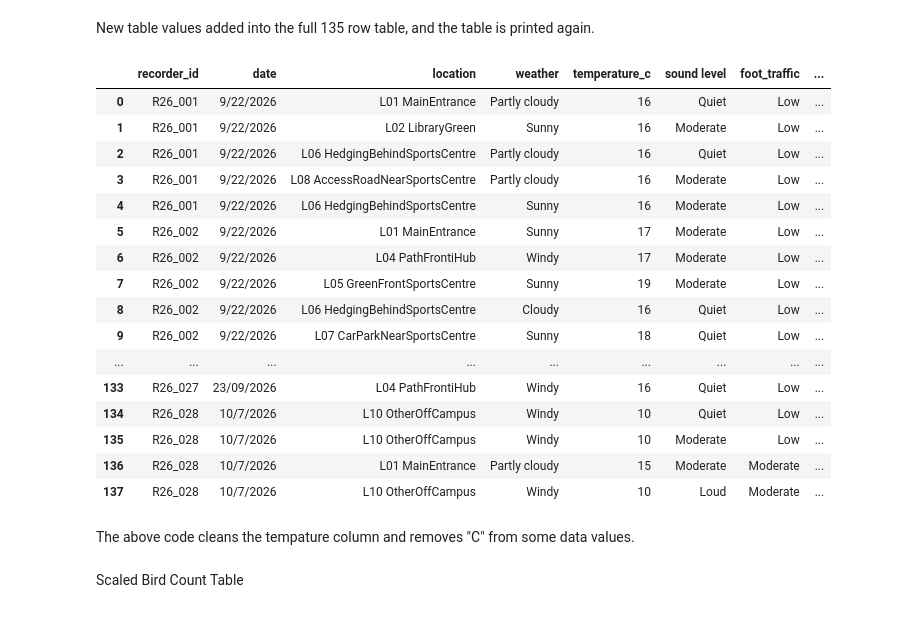
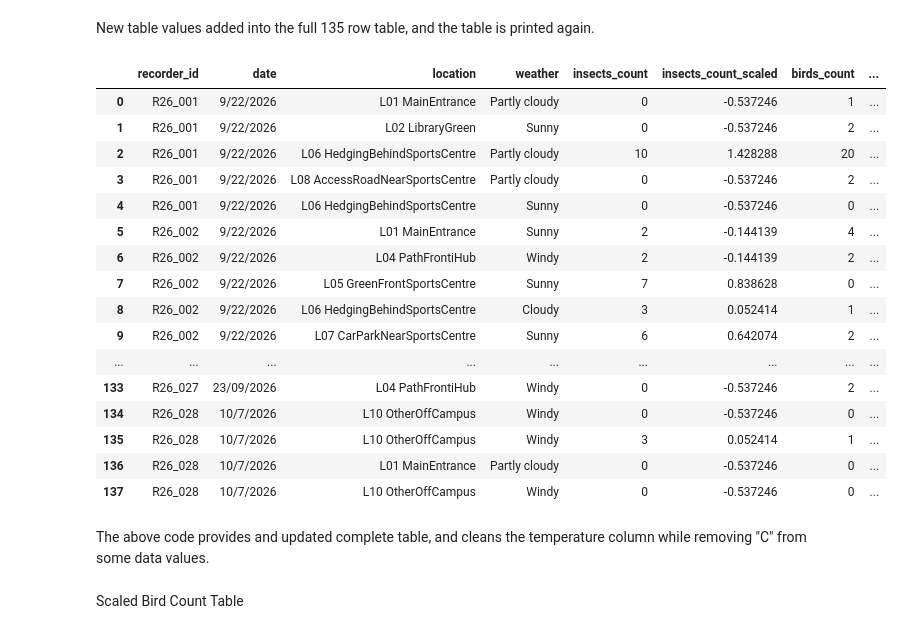
Before and after one commit to Padra1c/ML-CampusDataProject-Colab, a Jupyter notebook: ML-CampusDataProject.ipynb, the cells around one changed output. Drawn from its saved outputs; the diff is of its cells as text; code cells hidden in the pictures.

```diff
--- a/ML-CampusDataProject.ipynb
+++ b/ML-CampusDataProject.ipynb
@@ -296,18 +302,20 @@ df['temperature_c_clean'] = df['temperature_c_clean'].fillna(median_temp)
 # 2. Set up StandardScaler for the columns
 scaler_numeric = StandardScaler()
 
-# Scale the columns: 'insects_count', 'birds_count', and 'temperature_c_clean'
-columns_to_scale = ['insects_count', 'birds_count', 'temperature_c_clean']
+# Scale the columns: 'insects_count', 'birds_count', 'temperature_c_clean', and 'sound_level_encoded'
+columns_to_scale = ['insects_count', 'birds_count', 'temperature_c_clean', 'sound_level_encoded']
 scaled_features = scaler_numeric.fit_transform(df[columns_to_scale])
 
 # Create new columns with the scaled values
 df['insects_count_scaled'] = scaled_features[:, 0]
 df['birds_count_scaled'] = scaled_features[:, 1]
 df['temperature_c_scaled'] = scaled_features[:, 2]
+df['sound_level_scaled'] = scaled_features[:, 3]
 
 # Verify and display original vs scaled columns
-print("--- Standard Scaler Verification for Numerical Data ---")
+print("--- Standard Scaler Verification for Numerical Data (including Sound Level) ---")
 display(df[['insects_count', 'insects_count_scaled',
            'birds_count', 'birds_count_scaled',
-           'temperature_c', 'temperature_c_scaled']].head())
+           'temperature_c', 'temperature_c_scaled',
+           'sound level', 'sound_level_scaled']].head())
 # %% [output]
@@ -351,40 +360,55 @@ New table values added into the full 135 row table, and the table is printed aga
 # %%
 # Clean the 'C' suffix from the temperature_c column in the dataframe
 if 'temperature_c' in df.columns:
     df['temperature_c'] = df['temperature_c'].astype(str).str.replace('C', '', case=False).str.strip()
 
-# Display the full 135 rows of the cleaned dataset with custom styling
-styled_full_df = df.style.set_properties(**{
+# Ensure all main columns and their newly scaled counterparts are visible at the front of the view
+columns_order = [
+    'recorder_id', 'date', 'location', 'weather',
+    'insects_count', 'insects_count_scaled',
+    'birds_count', 'birds_count_scaled',
+    'temperature_c', 'temperature_c_scaled',
+    'sound level', 'sound_level_scaled'
+] + [col for col in df.columns if col not in [
+    'recorder_id', 'date', 'location', 'weather',
+    'insects_count', 'insects_count_scaled',
+    'birds_count', 'birds_count_scaled',
+    'temperature_c', 'temperature_c_scaled',
+    'sound level', 'sound_level_scaled'
+]]
+
+# Reorder the dataframe for cleaner display
+styled_full_df = df[columns_order].style.set_properties(**{
     'background-color': '#f9f9f9',
     'border-color': '#e0e0e0',
     'border-style': 'solid',
     'border-width': '1px'
 }).set_table_styles([
     {'selector': 'th', 'props': [('background-color', '#4CAF50'), ('color', 'white'), ('font-weight', 'bold') ]},
-    {'selector': 'tr:hover', 'props': [('background-color', '#f1f1f1')]}
+    {'selector': 'tr:hover', 'props': [('background-color', '#f1f1f1') ]}
 ])
 
 display(styled_full_df)
 # %% [output]
-|  | recorder_id | date | location | weather | temperature_c | sound level | foot_traffic | ... |
-| 0 | R26_001 | 9/22/2026 | L01 MainEntrance | Partly cloudy | 16 | Quiet | Low | ... |
-| 1 | R26_001 | 9/22/2026 | L02 LibraryGreen | Sunny | 16 | Moderate | Low | ... |
-| 2 | R26_001 | 9/22/2026 | L06 HedgingBehindSportsCentre | Partly cloudy | 16 | Quiet | Low | ... |
-| 3 | R26_001 | 9/22/2026 | L08 AccessRoadNearSportsCentre | Partly cloudy | 16 | Moderate | Low | ... |
-| 4 | R26_001 | 9/22/2026 | L06 HedgingBehindSportsCentre | Sunny | 16 | Moderate | Low | ... |
-| 5 | R26_002 | 9/22/2026 | L01 MainEntrance | Sunny | 17 | Moderate | Low | ... |
-| 6 | R26_002 | 9/22/2026 | L04 PathFrontiHub | Windy | 17 | Moderate | Low | ... |
-| 7 | R26_002 | 9/22/2026 | L05 GreenFrontSportsCentre | Sunny | 19 | Moderate | Low | ... |
-| 8 | R26_002 | 9/22/2026 | L06 HedgingBehindSportsCentre | Cloudy | 16 | Quiet | Low | ... |
-| 9 | R26_002 | 9/22/2026 | L07 CarParkNearSportsCentre | Sunny | 18 | Quiet | Low | ... |
+|  | recorder_id | date | location | weather | insects_count | insects_count_scaled | birds_count | ... |
+| 0 | R26_001 | 9/22/2026 | L01 MainEntrance | Partly cloudy | 0 | -0.537246 | 1 | ... |
+| 1 | R26_001 | 9/22/2026 | L02 LibraryGreen | Sunny | 0 | -0.537246 | 2 | ... |
+| 2 | R26_001 | 9/22/2026 | L06 HedgingBehindSportsCentre | Partly cloudy | 10 | 1.428288 | 20 | ... |
+| 3 | R26_001 | 9/22/2026 | L08 AccessRoadNearSportsCentre | Partly cloudy | 0 | -0.537246 | 2 | ... |
+| 4 | R26_001 | 9/22/2026 | L06 HedgingBehindSportsCentre | Sunny | 0 | -0.537246 | 0 | ... |
+| 5 | R26_002 | 9/22/2026 | L01 MainEntrance | Sunny | 2 | -0.144139 | 4 | ... |
+| 6 | R26_002 | 9/22/2026 | L04 PathFrontiHub | Windy | 2 | -0.144139 | 2 | ... |
+| 7 | R26_002 | 9/22/2026 | L05 GreenFrontSportsCentre | Sunny | 7 | 0.838628 | 0 | ... |
+| 8 | R26_002 | 9/22/2026 | L06 HedgingBehindSportsCentre | Cloudy | 3 | 0.052414 | 1 | ... |
+| 9 | R26_002 | 9/22/2026 | L07 CarParkNearSportsCentre | Sunny | 6 | 0.642074 | 2 | ... |
 | ... | ... | ... | ... | ... | ... | ... | ... | ... |
-| 133 | R26_027 | 23/09/2026 | L04 PathFrontiHub | Windy | 16 | Quiet | Low | ... |
-| 134 | R26_028 | 10/7/2026 | L10 OtherOffCampus | Windy | 10 | Quiet | Low | ... |
-| 135 | R26_028 | 10/7/2026 | L10 OtherOffCampus | Windy | 10 | Moderate | Low | ... |
-| 136 | R26_028 | 10/7/2026 | L01 MainEntrance | Partly cloudy | 15 | Moderate | Moderate | ... |
-| 137 | R26_028 | 10/7/2026 | L10 OtherOffCampus | Windy | 10 | Loud | Moderate | ... |
+| 133 | R26_027 | 23/09/2026 | L04 PathFrontiHub | Windy | 0 | -0.537246 | 2 | ... |
+| 134 | R26_028 | 10/7/2026 | L10 OtherOffCampus | Windy | 0 | -0.537246 | 0 | ... |
+| 135 | R26_028 | 10/7/2026 | L10 OtherOffCampus | Windy | 3 | 0.052414 | 1 | ... |
+| 136 | R26_028 | 10/7/2026 | L01 MainEntrance | Partly cloudy | 0 | -0.537246 | 0 | ... |
+| 137 | R26_028 | 10/7/2026 | L10 OtherOffCampus | Windy | 0 | -0.537246 | 0 | ... |
 # %% [markdown]
-The above code cleans the tempature column and removes "C" from some data values.
+The above code provides and updated complete table, and cleans the temperature column while removing "C" from some data values.
 # %% [markdown]
 Scaled Bird Count Table
 # %%
```
Also changed, not shown: parts of 20 cells of this notebook.
